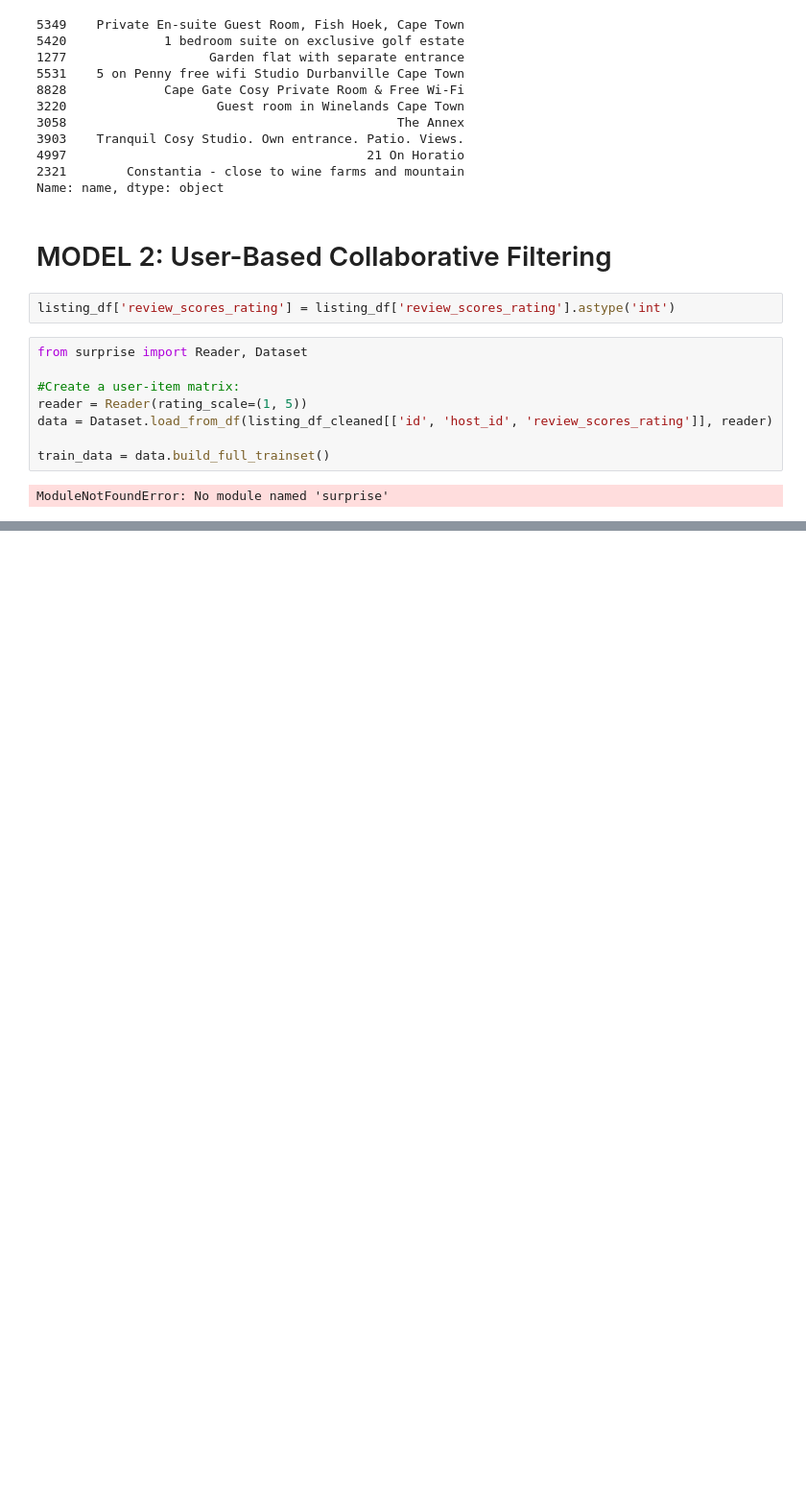
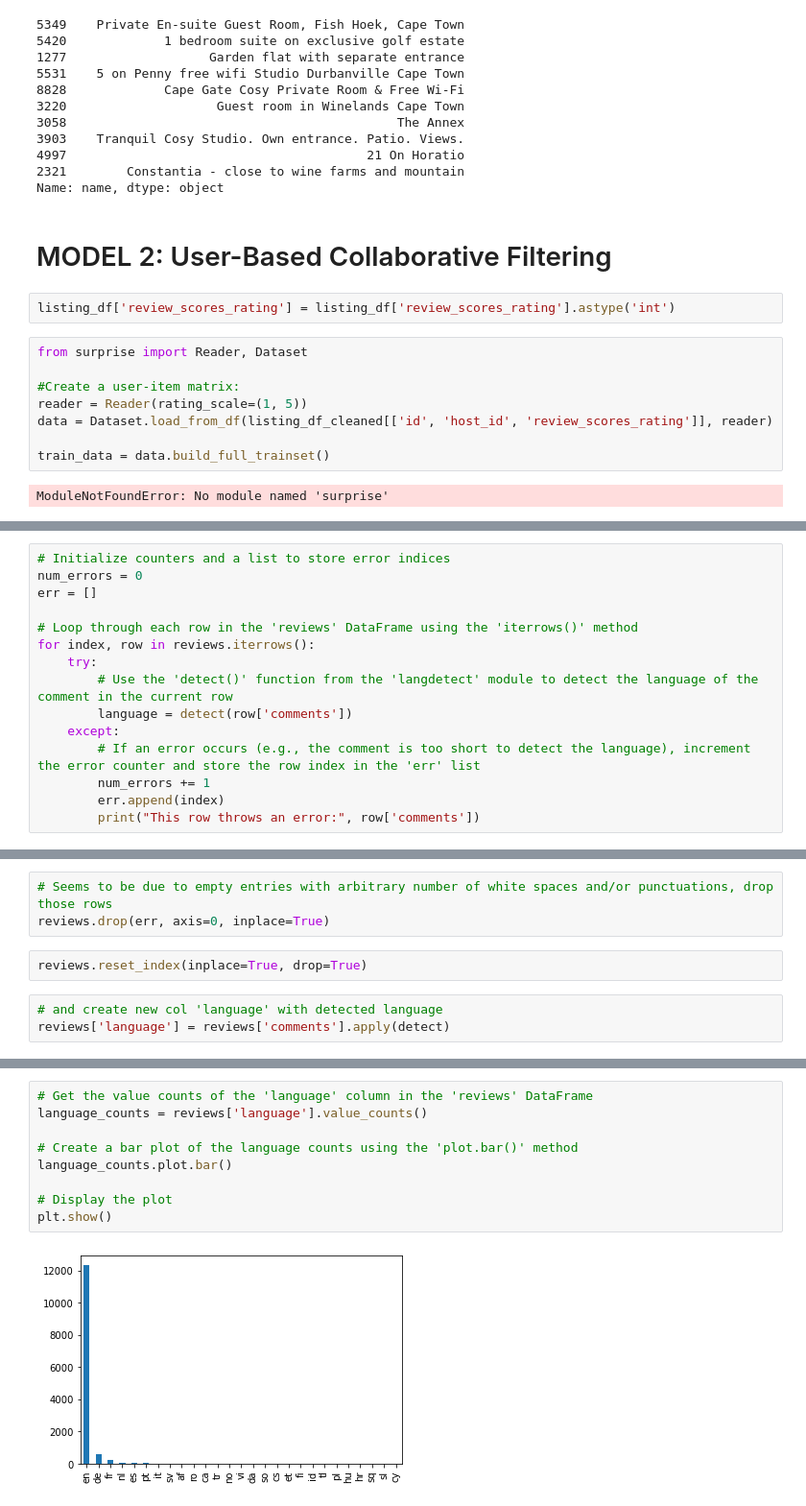
Before and after one commit to MercyMoraa/InsideAirbnb, a Jupyter notebook: Finalnotebook.ipynb, the cells around one changed output, grey strips where cells are left out. Shown at 96% size. Saved outputs shown, nothing was run; the diff lists cells and outputs as text; blank space fills up the shorter version.

```diff
--- a/Finalnotebook.ipynb
+++ b/Finalnotebook.ipynb
@@ -954,0 +1112,15 @@ ModuleNotFoundError: No module named 'surprise'
+# %%
+# Initialize counters and a list to store error indices
+num_errors = 0
+err = []
+
+# Loop through each row in the 'reviews' DataFrame using the 'iterrows()' method
+for index, row in reviews.iterrows():
+    try:
+        # Use the 'detect()' function from the 'langdetect' module to detect the language of the comment in the current row
+        language = detect(row['comments'])
+    except:
+        # If an error occurs (e.g., the comment is too short to detect the language), increment the error counter and store the row index in the 'err' list
+        num_errors += 1
+        err.append(index)
+        print("This row throws an error:", row['comments'])
@@ -954,0 +1151,8 @@ ModuleNotFoundError: No module named 'surprise'
+# %%
+# Seems to be due to empty entries with arbitrary number of white spaces and/or punctuations, drop those rows
+reviews.drop(err, axis=0, inplace=True)
+# %%
+reviews.reset_index(inplace=True, drop=True)
+# %%
+# and create new col 'language' with detected language
+reviews['language'] = reviews['comments'].apply(detect)
@@ -954,0 +1177,11 @@ ModuleNotFoundError: No module named 'surprise'
+# %%
+# Get the value counts of the 'language' column in the 'reviews' DataFrame
+language_counts = reviews['language'].value_counts()
+
+# Create a bar plot of the language counts using the 'plot.bar()' method
+language_counts.plot.bar()
+
+# Display the plot
+plt.show()
+# %% [output]
+[figure, added]
```
Also changed, not shown: parts of 54 cells of this notebook.
